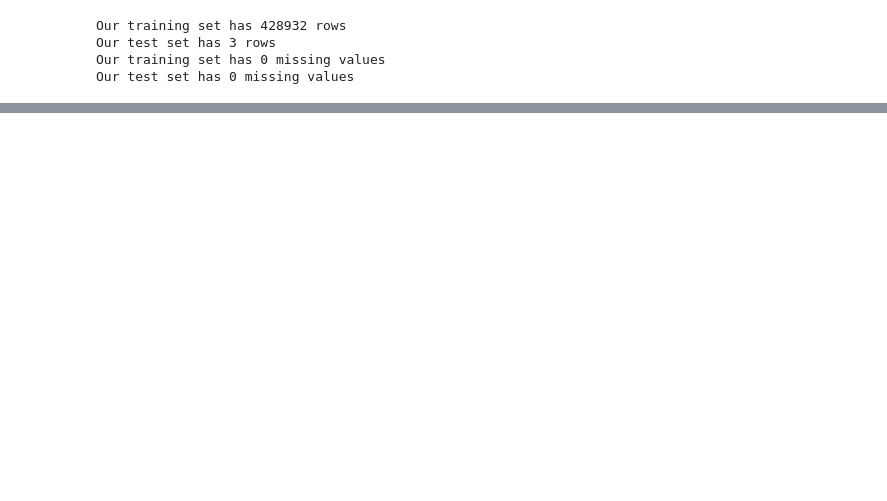
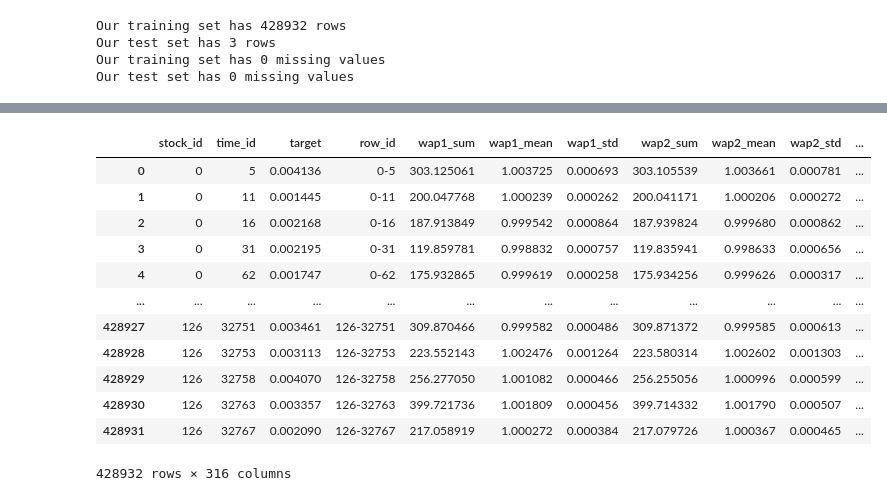
Before and after one commit to LeyangZhang/Optiver_Vol_Prediction, a Jupyter notebook: GRU.ipynb, the cells around one changed output, grey strips where cells are left out. Cells and saved outputs as stored; diff of their text form; code cells hidden in the pictures; blank space fills up the shorter version.

```diff
--- a/GRU.ipynb
+++ b/GRU.ipynb
@@ -403,0 +405,16 @@ NameError: name 'KMeans' is not defined
+# %%
+train
+# %% [output]
+|  | stock_id | time_id | target | row_id | wap1_sum | wap1_mean | wap1_std | wap2_sum | wap2_mean | wap2_std | ... |
+| 0 | 0 | 5 | 0.004136 | 0-5 | 303.125061 | 1.003725 | 0.000693 | 303.105539 | 1.003661 | 0.000781 | ... |
+| 1 | 0 | 11 | 0.001445 | 0-11 | 200.047768 | 1.000239 | 0.000262 | 200.041171 | 1.000206 | 0.000272 | ... |
+| 2 | 0 | 16 | 0.002168 | 0-16 | 187.913849 | 0.999542 | 0.000864 | 187.939824 | 0.999680 | 0.000862 | ... |
+| 3 | 0 | 31 | 0.002195 | 0-31 | 119.859781 | 0.998832 | 0.000757 | 119.835941 | 0.998633 | 0.000656 | ... |
+| 4 | 0 | 62 | 0.001747 | 0-62 | 175.932865 | 0.999619 | 0.000258 | 175.934256 | 0.999626 | 0.000317 | ... |
+| ... | ... | ... | ... | ... | ... | ... | ... | ... | ... | ... | ... |
+| 428927 | 126 | 32751 | 0.003461 | 126-32751 | 309.870466 | 0.999582 | 0.000486 | 309.871372 | 0.999585 | 0.000613 | ... |
+| 428928 | 126 | 32753 | 0.003113 | 126-32753 | 223.552143 | 1.002476 | 0.001264 | 223.580314 | 1.002602 | 0.001303 | ... |
+| 428929 | 126 | 32758 | 0.004070 | 126-32758 | 256.277050 | 1.001082 | 0.000466 | 256.255056 | 1.000996 | 0.000599 | ... |
+| 428930 | 126 | 32763 | 0.003357 | 126-32763 | 399.721736 | 1.001809 | 0.000456 | 399.714332 | 1.001790 | 0.000507 | ... |
+| 428931 | 126 | 32767 | 0.002090 | 126-32767 | 217.058919 | 1.000272 | 0.000384 | 217.079726 | 1.000367 | 0.000465 | ... |
+428932 rows × 316 columns
```
Also changed, not shown: parts of 2 cells of this notebook.
